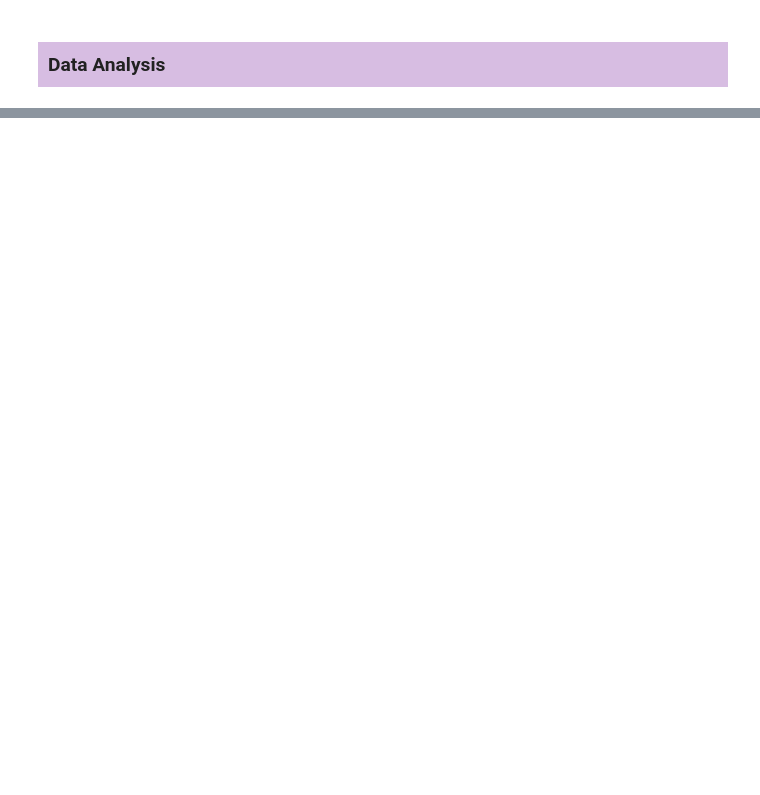
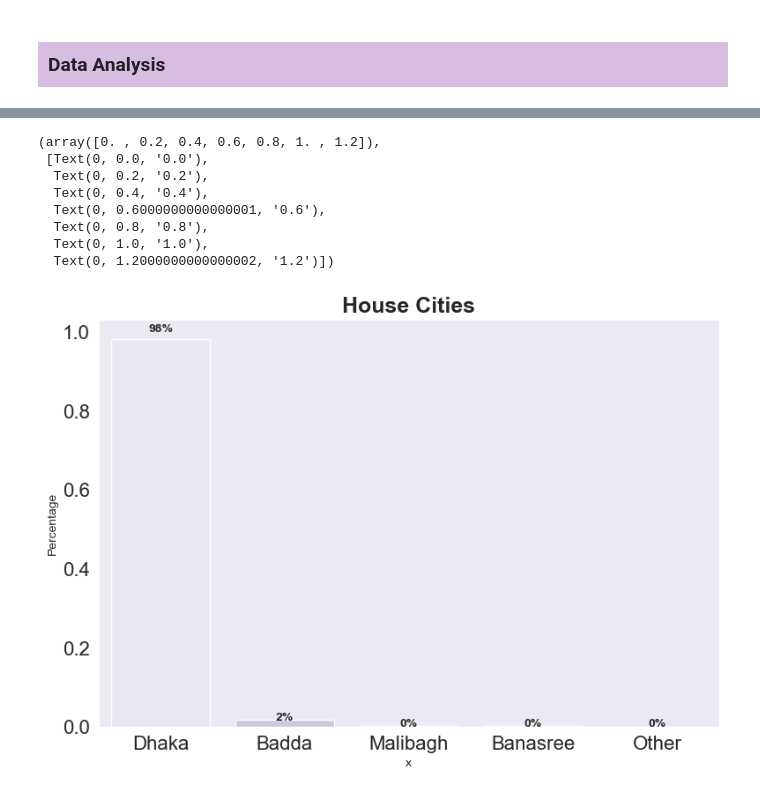
Before and after one commit to jhonnovax/House-Price-Prediction, a Jupyter notebook: house-price-prediction.ipynb, the cells around one changed output, grey strips where cells are left out. Drawn from its saved outputs; the diff is of its cells as text; code cells hidden in the pictures; blank space fills up the shorter version.

```diff
--- a/house-price-prediction.ipynb
+++ b/house-price-prediction.ipynb
@@ -98,2 +126,16 @@ plt.show()
 # %% [markdown]
 <h3 style = "font-family: Comic Sans MS;background-color:#D7BDE2;padding:10px">Data Analysis</h3>
+# %%
+plt.figure(figsize = (20,6))
+plt.subplot(1,2,1)
+eda_percentage = df['Rent Year'].value_counts(normalize = True).rename_axis('x').reset_index(name = 'Percentage')
+ax = sns.barplot(x = 'x', y = 'Percentage', data = eda_percentage, palette = 'Purples')
+for p in ax.patches:
+    width = p.get_width()
+    height = p.get_height()
+    x, y = p.get_xy()
+    ax.annotate(f'{height:.0%}', (x + width/2, y + height*1.02), ha='center', fontweight='bold')
+
+plt.title('Houses Per Year', fontsize=18, fontweight='bold')
+plt.xticks(fontsize=16)
+plt.yticks(fontsize=16)
@@ -99,0 +154,24 @@ plt.show()
+# %%
+plt.figure(figsize = (20,6))
+plt.subplot(1,2,1)
+eda_percentage = df['City'].value_counts(normalize = True).rename_axis('x').reset_index(name = 'Percentage')
+ax = sns.barplot(x = 'x', y = 'Percentage', data = eda_percentage, palette = 'Purples')
+for p in ax.patches:
+    width = p.get_width()
+    height = p.get_height()
+    x, y = p.get_xy()
+    ax.annotate(f'{height:.0%}', (x + width/2, y + height*1.02), ha='center', fontweight='bold')
+
+plt.title('House Cities', fontsize=18, fontweight='bold')
+plt.xticks(fontsize=16)
+plt.yticks(fontsize=16)
+# %% [output]
+(array([0. , 0.2, 0.4, 0.6, 0.8, 1. , 1.2]),
+ [Text(0, 0.0, '0.0'),
+  Text(0, 0.2, '0.2'),
+  Text(0, 0.4, '0.4'),
+  Text(0, 0.6000000000000001, '0.6'),
+  Text(0, 0.8, '0.8'),
+  Text(0, 1.0, '1.0'),
+  Text(0, 1.2000000000000002, '1.2')])
+[figure, added]
```
Also changed, not shown: parts of 25 cells of this notebook.
